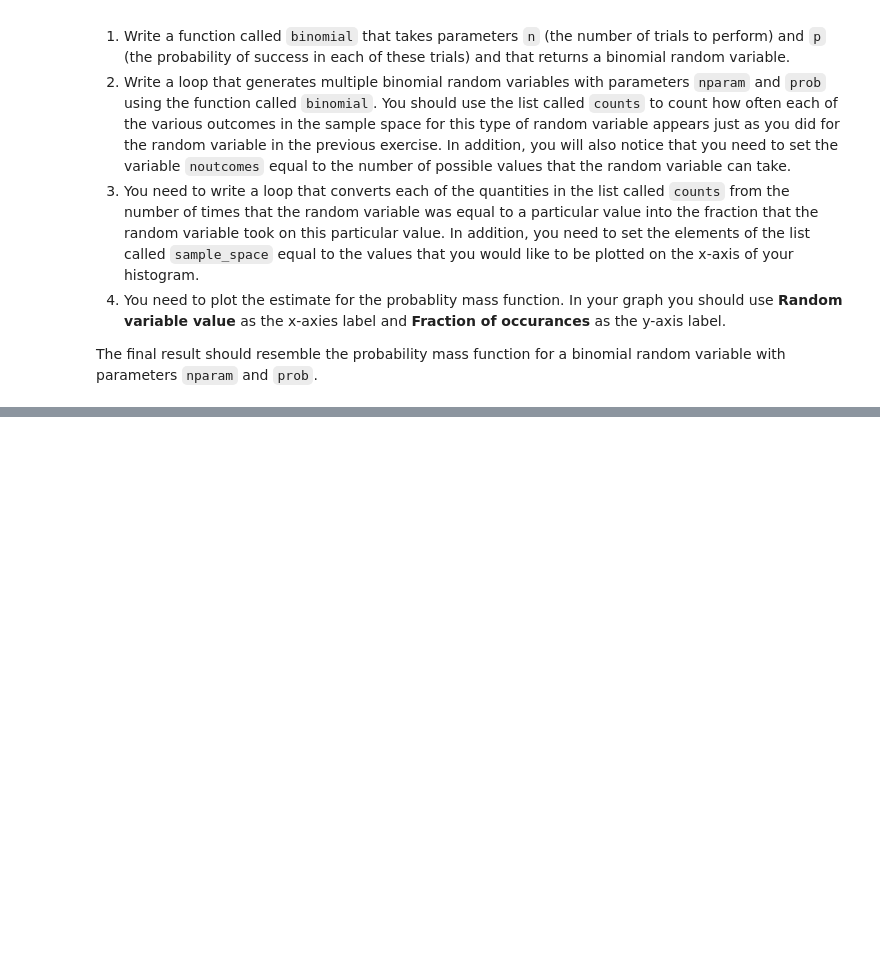
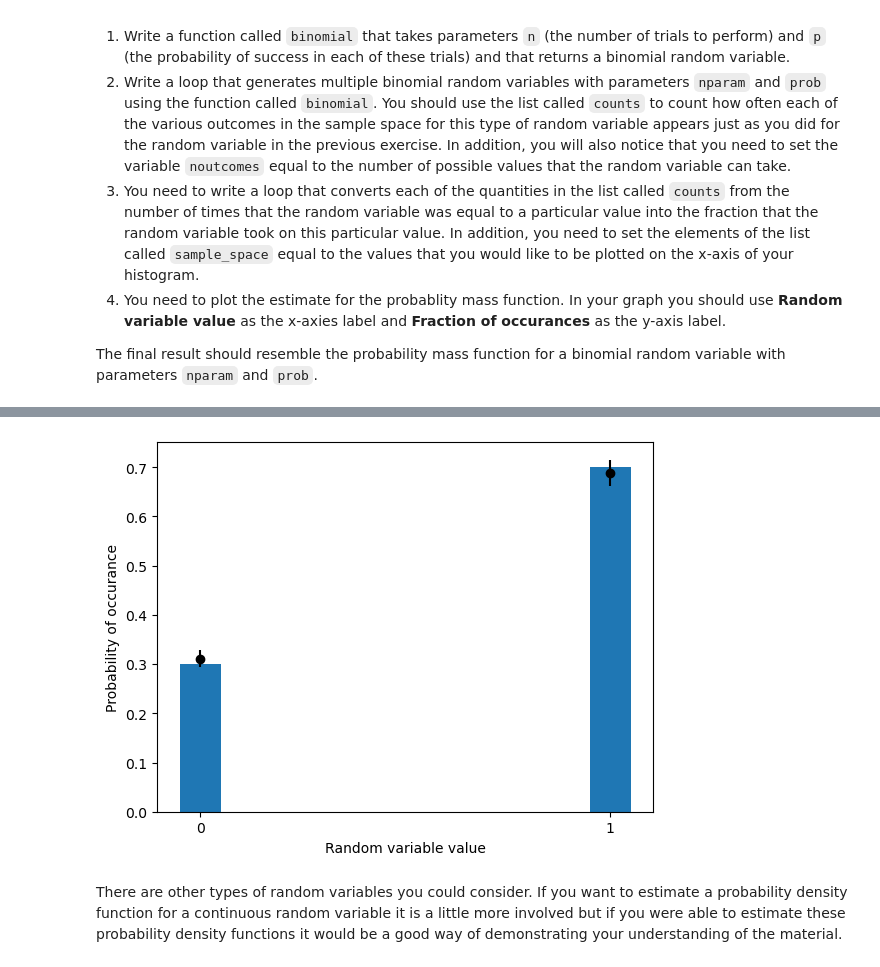
Before and after one commit to autofeedback-exercises/exercises, a Jupyter notebook: New-SOR3012/Histograms/Histograms.ipynb, the cells around one changed output, grey strips where cells are left out. Cells and saved outputs as stored; diff of their text form; code cells hidden in the pictures; blank space fills up the shorter version.

Commit message:
Adjusted text for histograms workbook

```diff
--- a/New-SOR3012/Histograms/Histograms.ipynb
+++ b/New-SOR3012/Histograms/Histograms.ipynb
@@ -315,0 +327,20 @@ runtest(['test_binom', 'test_error', 'test_plot_4'])
+# %%
+nsamples, counts = 1000, np.zeros(2)
+for i in range(nsamples) :
+    if np.random.uniform(0,1)<0.3 : counts[0] = counts[0] + 1
+    else : counts[1] = counts[1] + 1
+
+counts = counts / nsamples
+errors = np.sqrt( counts / nsamples )
+
+xvals, true_pmf = np.array([0,1]), np.array([0.3,0.7])
+plt.errorbar( xvals, counts, yerr=errors, fmt='ko' )
+plt.bar( xvals, true_pmf, width=0.1 )
+plt.xlabel("Random variable value")
+plt.xticks([0,1])
+plt.ylabel("Probability of occurance")
+plt.show()
+# %% [output]
+[figure, added]
+# %% [markdown]
+There are other types of random variables you could consider.  If you want to estimate a probability density function for a continuous random variable it is a little more involved but if you were able to estimate these probability density functions it would be a good way of demonstrating your understanding of the material.
```
Also changed, not shown: parts of 27 cells of this notebook.
